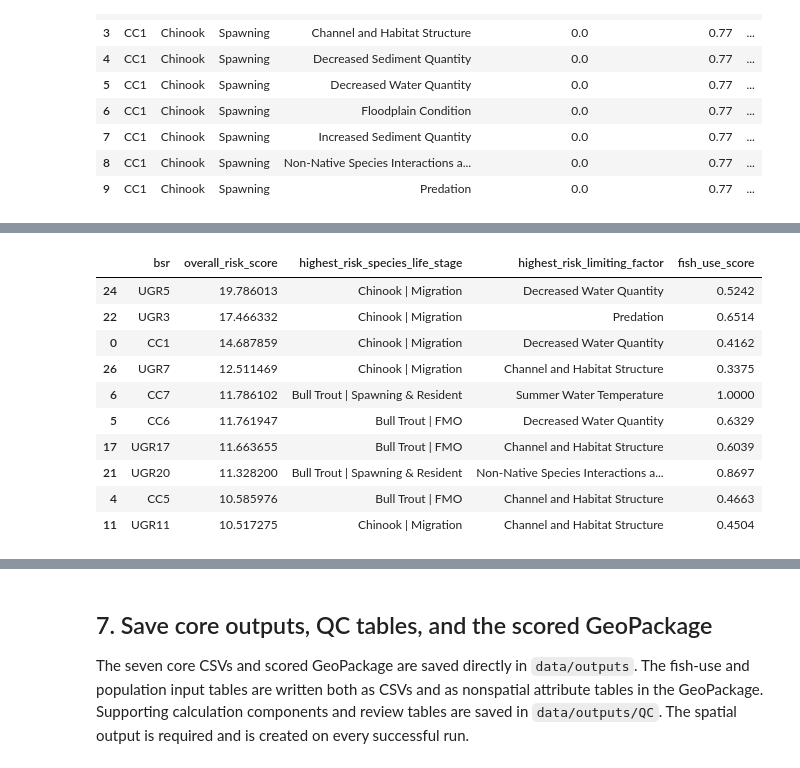
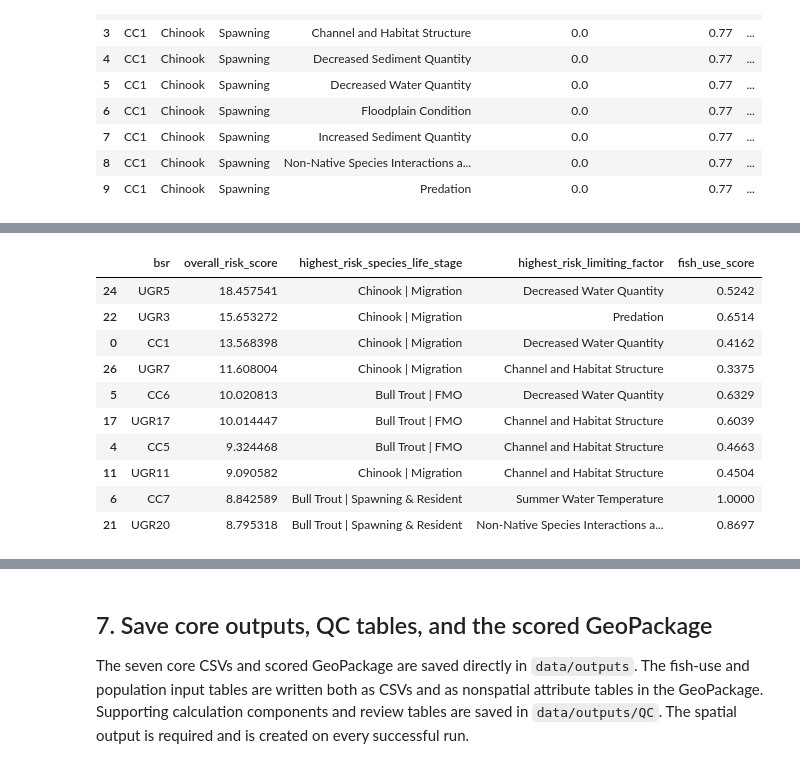
Before and after one commit to atdunwoody/atlas_lvl1-2_scoring_webapp, a Jupyter notebook: archive/atlas_integrated_scoring.ipynb, the cells around one changed output, grey strips where cells are left out. Cells and saved outputs as stored; diff of their text form; code cells hidden in the pictures.

```diff
--- a/archive/atlas_integrated_scoring.ipynb
+++ b/archive/atlas_integrated_scoring.ipynb
@@ -584,48 +711,95 @@ The life-stage and limiting-factor summaries partition the same grid, so summing
 # %%
+# Group pathway rows by BSR, species, and life stage.
 life_stage_scores = (
     calculation_grid.groupby(
         ["bsr", "basin", "species", "life_stage"], as_index=False
     )
     .agg(
+        # These values are constant within each group, so retain the first.
         LS_corrected_score=("LS_corrected_score", "first"),
         species_aggregate_score=("species_aggregate_score", "first"),
         fish_use_score=("fish_use_score", "first"),
         population_priority=("population_priority", "first"),
-        impact_score=("impact_component", "sum"),
-        risk_score=("risk_component", "sum"),
+
+        # Sum condition × vulnerability across all 15 limiting factors.
+        condition_vulnerability_sum=(
+            "condition_vulnerability_component", "sum"
+        ),
         vulnerability_review_flag=("vulnerability_review_flag", any_yes),
     )
 )
+
+# Apply life-stage fish use to the summed condition/vulnerability contribution.
+life_stage_scores["impact_score"] = (
+    life_stage_scores["LS_corrected_score"]
+    * life_stage_scores["condition_vulnerability_sum"]
+)
+
+# Apply population priority to the life-stage impact score.
+life_stage_scores["risk_score"] = (
+    life_stage_scores["impact_score"]
+    * life_stage_scores["population_priority"]
+)
+
+# Rank life-stage risk from largest to smallest within each BSR.
 life_stage_scores["risk_rank_within_bsr"] = (
     life_stage_scores.groupby("bsr")["risk_score"]
     .rank(method="dense", ascending=False)
     .astype(int)
 )
+
+# Combine species and life stage into one readable label.
 life_stage_scores["species_life_stage_label"] = (
     life_stage_scores["species"] + " | " + life_stage_scores["life_stage"]
 )
 
+# Group pathway rows by BSR and limiting factor.
 limiting_factor_scores = (
     calculation_grid.groupby(
         ["bsr", "basin", "limiting_factor"], as_index=False
     )
     .agg(
+        # Retain contextual fields that are constant within each group.
         fish_use_score=("fish_use_score", "first"),
         condition_score_raw_1_5=("condition_score_raw_1_5", "first"),
+        condition_score_source=("condition_score_source", "first"),
         condition_score=("condition_score", "first"),
         condition_rating_n=("n", "first"),
         condition_review_flag=("any_flag", "first"),
         vulnerability_review_flag=("vulnerability_review_flag", any_yes),
-        impact_score=("impact_component", "sum"),
-        risk_score=("risk_component", "sum"),
+
+        # Sum fish use × vulnerability across species and life stages.
+        fish_vulnerability_sum=("fish_vulnerability_component", "sum"),
+
+        # Sum fish use × vulnerability × population priority.
+        population_weighted_fish_vulnerability_sum=(
+            "population_weighted_fish_vulnerability_component", "sum"
+        ),
     )
 )
+
+# Apply condition to the summed fish-use/vulnerability contribution.
+limiting_factor_scores["impact_score"] = (
+    limiting_factor_scores["condition_score"]
+    * limiting_factor_scores["fish_vulnerability_sum"]
+)
+
+# Apply condition to the population-weighted contribution.
+limiting_factor_scores["risk_score"] = (
+    limiting_factor_scores["condition_score"]
+    * limiting_factor_scores[
+        "population_weighted_fish_vulnerability_sum"
+    ]
+)
+
+# Rank limiting-factor risk from largest to smallest within each BSR.
 limiting_factor_scores["risk_rank_within_bsr"] = (
     limiting_factor_scores.groupby("bsr")["risk_score"]
     .rank(method="dense", ascending=False)
     .astype(int)
 )
 
+# Reduce repeated BSR fish-use values to one contextual row per BSR.
 source_fish_use = (
     fish_use.groupby(["bsr", "basin"], as_index=False)
     .agg(
@@ -634,6 +808,7 @@ source_fish_use = (
     )
 )
 
+# Sum all species and life-stage scores to obtain BSR totals.
 bsr_from_life_stage = (
     life_stage_scores.groupby(["bsr", "basin"], as_index=False)
     .agg(
@@ -641,6 +816,8 @@ bsr_from_life_stage = (
         overall_risk_score=("risk_score", "sum"),
     )
 )
+
+# Independently sum all limiting-factor scores for the balance check.
 bsr_from_limiting_factor = (
     limiting_factor_scores.groupby("bsr", as_index=False)
     .agg(
@@ -649,6 +826,7 @@ bsr_from_limiting_factor = (
     )
 )
 
+# Keep all rank-1 life stages and summarize any ties.
 top_life_stage = (
     life_stage_scores.loc[life_stage_scores["risk_rank_within_bsr"].eq(1)]
     .groupby("bsr", as_index=False)
@@ -663,6 +841,8 @@ top_life_stage = (
         ),
     )
 )
+
+# Keep all rank-1 limiting factors and summarize any ties.
 top_limiting_factor = (
     limiting_factor_scores.loc[
         limiting_factor_scores["risk_rank_within_bsr"].eq(1)
@@ -673,49 +853,51 @@ top_limiting_factor = (
             "limiting_factor", lambda values: "; ".join(sorted(values))
         ),
         top_limiting_factor_risk_score=("risk_score", "first"),
-        top_limiting_factor_risk_tie_count=(
-            "limiting_factor", "size"
-        ),
+        top_limiting_factor_risk_tie_count=("limiting_factor", "size"),
     )
 )
 
+# Join totals, contextual fish use, and highest-priority summaries.
 bsr_scores = (
     bsr_from_life_stage
     .merge(bsr_from_limiting_factor, on="bsr", validate="one_to_one")
     .merge(source_fish_use, on=["bsr", "basin"], validate="one_to_one")
     .merge(top_life_stage, on="bsr", validate="one_to_one")
     .merge(top_limiting_factor, on="bsr", validate="one_to_one")
 )
+
+# Both differences should be zero except for floating-point rounding.
 bsr_scores["impact_balance_difference"] = (
     bsr_scores["overall_impact_score"]
     - bsr_scores["lf_sum_impact_score"]
 )
 bsr_scores["risk_balance_difference"] = (
     bsr_scores["overall_risk_score"]
     - bsr_scores["lf_sum_risk_score"]
 )
+
 display(
     bsr_scores[
         [
             "bsr", "overall_risk_score",
             "highest_risk_species_life_stage",
             "highest_risk_limiting_factor",
             "fish_use_score",
         ]
     ].sort_values("overall_risk_score", ascending=False).head(10)
 )
 # %% [output]
 |  | bsr | overall_risk_score | highest_risk_species_life_stage | highest_risk_limiting_factor | fish_use_score |
-| 24 | UGR5 | 19.786013 | Chinook | Migration | Decreased Water Quantity | 0.5242 |
-| 22 | UGR3 | 17.466332 | Chinook | Migration | Predation | 0.6514 |
-| 0 | CC1 | 14.687859 | Chinook | Migration | Decreased Water Quantity | 0.4162 |
-| 26 | UGR7 | 12.511469 | Chinook | Migration | Channel and Habitat Structure | 0.3375 |
-| 6 | CC7 | 11.786102 | Bull Trout | Spawning & Resident | Summer Water Temperature | 1.0000 |
-| 5 | CC6 | 11.761947 | Bull Trout | FMO | Decreased Water Quantity | 0.6329 |
-| 17 | UGR17 | 11.663655 | Bull Trout | FMO | Channel and Habitat Structure | 0.6039 |
-| 21 | UGR20 | 11.328200 | Bull Trout | Spawning & Resident | Non-Native Species Interactions a... | 0.8697 |
-| 4 | CC5 | 10.585976 | Bull Trout | FMO | Channel and Habitat Structure | 0.4663 |
-| 11 | UGR11 | 10.517275 | Chinook | Migration | Channel and Habitat Structure | 0.4504 |
+| 24 | UGR5 | 18.457541 | Chinook | Migration | Decreased Water Quantity | 0.5242 |
+| 22 | UGR3 | 15.653272 | Chinook | Migration | Predation | 0.6514 |
+| 0 | CC1 | 13.568398 | Chinook | Migration | Decreased Water Quantity | 0.4162 |
+| 26 | UGR7 | 11.608004 | Chinook | Migration | Channel and Habitat Structure | 0.3375 |
+| 5 | CC6 | 10.020813 | Bull Trout | FMO | Decreased Water Quantity | 0.6329 |
+| 17 | UGR17 | 10.014447 | Bull Trout | FMO | Channel and Habitat Structure | 0.6039 |
+| 4 | CC5 | 9.324468 | Bull Trout | FMO | Channel and Habitat Structure | 0.4663 |
+| 11 | UGR11 | 9.090582 | Chinook | Migration | Channel and Habitat Structure | 0.4504 |
+| 6 | CC7 | 8.842589 | Bull Trout | Spawning & Resident | Summer Water Temperature | 1.0000 |
+| 21 | UGR20 | 8.795318 | Bull Trout | Spawning & Resident | Non-Native Species Interactions a... | 0.8697 |
 # %% [markdown]
 ## 6. Calculate Level 2 action-specific and overall scores
 
```
Also changed, not shown: parts of 16 cells of this notebook, 39 other files.
